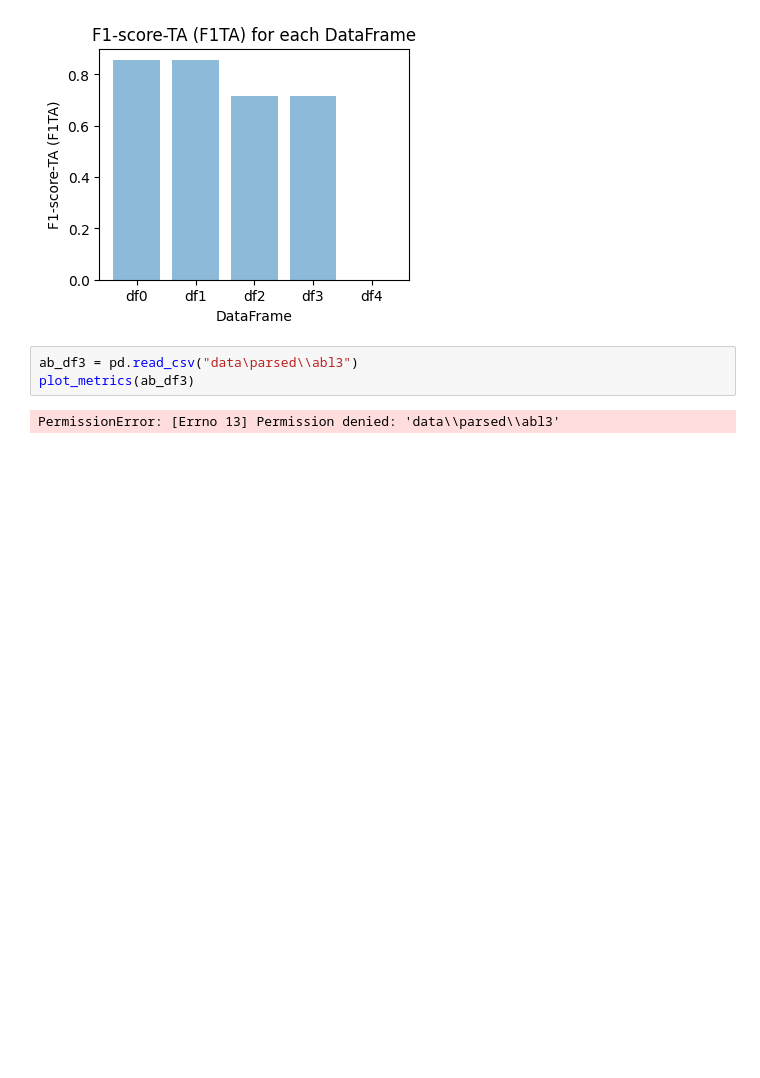
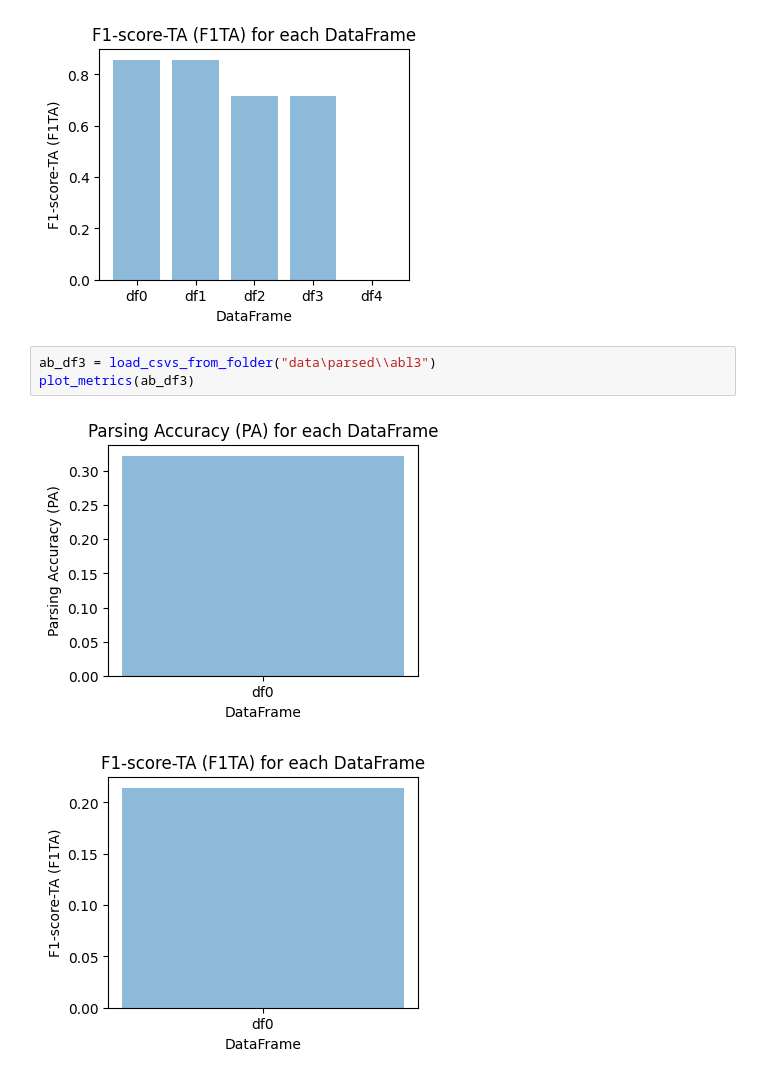
Before and after one commit to shashank-2102/BEP_Shashank_Logs, a Jupyter notebook: eval_metrics.ipynb, the cells around one changed output. Drawn from its saved outputs; the diff is of its cells as text; blank space fills up the shorter version.

Commit message:
Working abl graphs

```diff
--- a/eval_metrics.ipynb
+++ b/eval_metrics.ipynb
@@ -289,8 +289,9 @@ plot_metrics(dataframes)
 [figure]
 [figure]
 # %%
-ab_df3 = pd.read_csv("data\parsed\\abl3")
+ab_df3 = load_csvs_from_folder("data\parsed\\abl3")
 plot_metrics(ab_df3)
 # %% [output]
-PermissionError: [Errno 13] Permission denied: 'data\\parsed\\abl3'
+[figure, added]
+[figure, added]
 # %%
```
Also changed, not shown: parts of 2 cells of this notebook.
